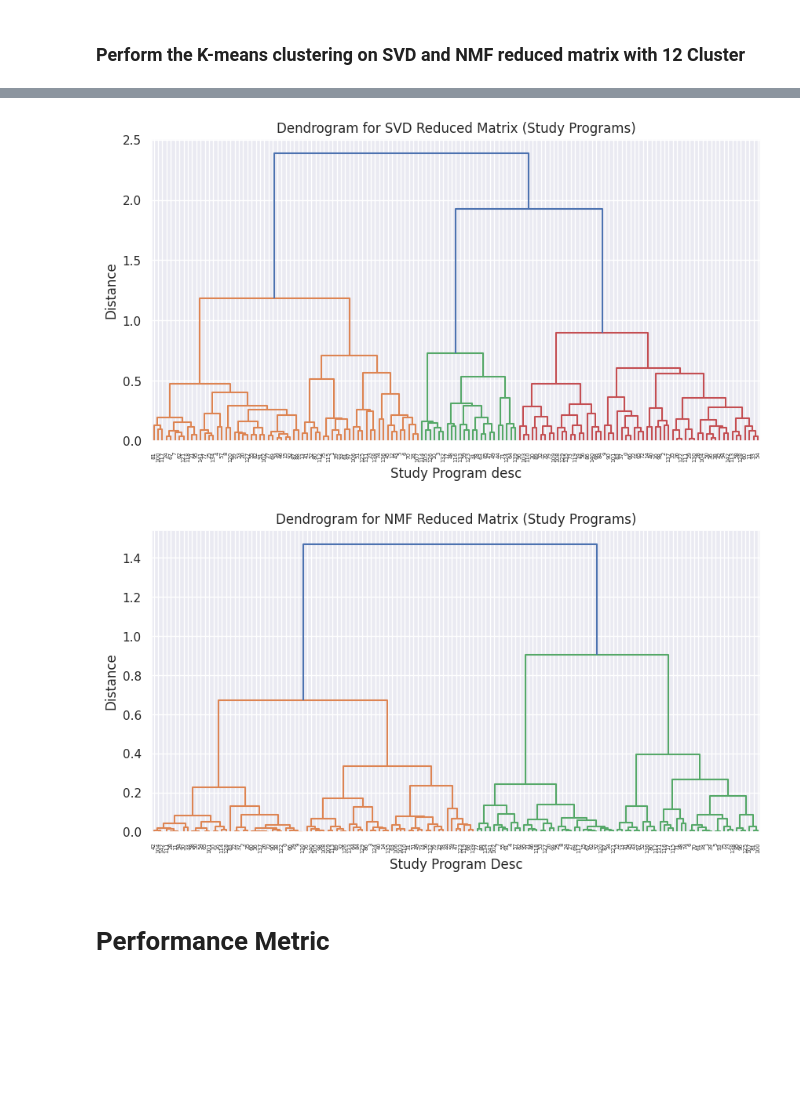
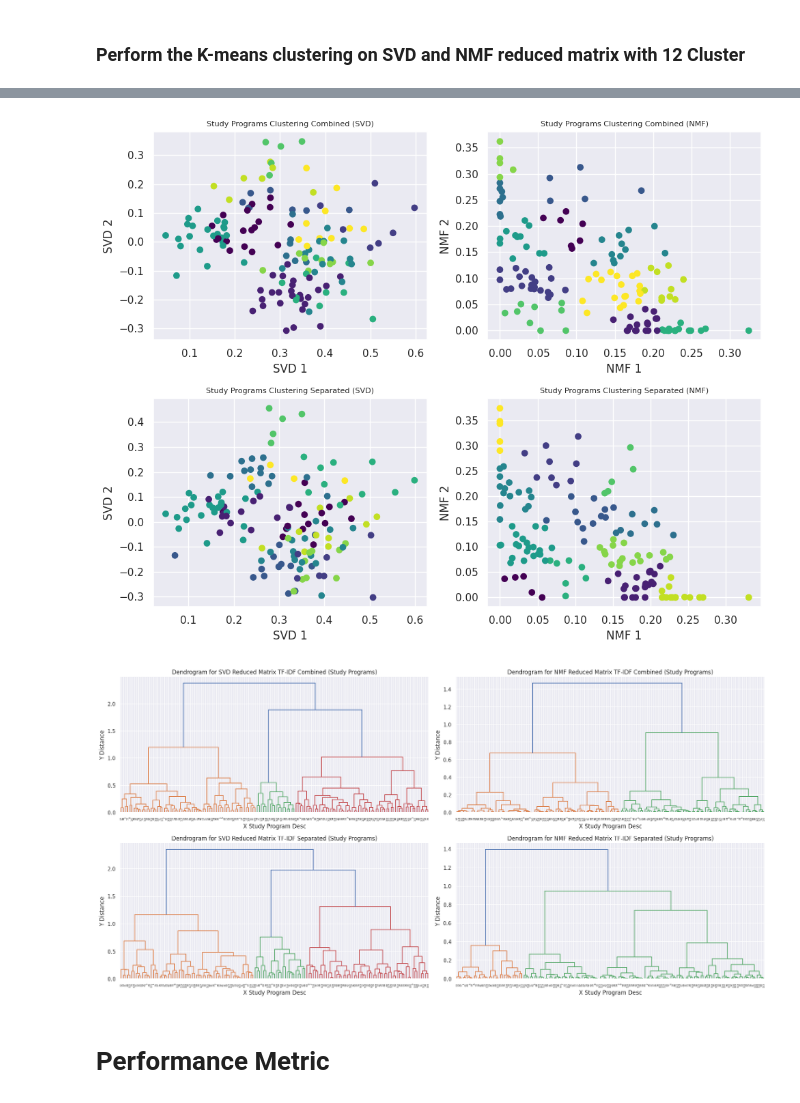
Before and after one commit to enzeeeh/ds-project, a Jupyter notebook: ds-lab1/Text_Mining_Analysis_DS_LAB1_Topic.ipynb, the cells around one changed output, grey strips where cells are left out. Saved outputs shown, nothing was run; the diff lists cells and outputs as text; code cells hidden in the pictures; blank space fills up the shorter version.

```diff
--- a/ds-lab1/Text_Mining_Analysis_DS_LAB1_Topic.ipynb
+++ b/ds-lab1/Text_Mining_Analysis_DS_LAB1_Topic.ipynb
@@ -787,3 +894,47 @@ fig_nmf.show()
+# %%
+class ClusteringPlotMatplotlib:
+    def __init__(self, data, titles, xlabels, ylabels, clusters, cmaps, markers):
+        self.data = data
+        self.titles = titles
+        self.xlabels = xlabels
+        self.ylabels = ylabels
+        self.clusters = clusters
+        self.cmaps = cmaps
+        self.markers = markers
+
+    def plot(self):
+        fig, axes = plt.subplots(2, 2, figsize=(10, 8))
+        axes = axes.flatten()  # Flatten the 2x2 array of axes for easy iteration
+
+        for i, ax in enumerate(axes):
+            ax.scatter(self.data[i][:, 0], self.data[i][:, 1], c=self.clusters[i], cmap=self.cmaps[i], marker=self.markers[i])
+            ax.set_title(self.titles[i], fontsize=8)
+            ax.set_xlabel(self.xlabels[i])
+            ax.set_ylabel(self.ylabels[i])
+
+        plt.tight_layout()
+        plt.show()
+# %%
+# Data for combined clustering
+data_combined = [programs_matrix_svd, programs_matrix_nmf, program_matrix_svd_separated, program_matrix_nmf_separated]
+titles_combined = [
+    'Study Programs Clustering Combined (SVD)',
+    'Study Programs Clustering Combined (NMF)',
+    'Study Programs Clustering Separated (SVD)',
+    'Study Programs Clustering Separated (NMF)'
+]
+xlabels_combined = ['SVD 1', 'NMF 1', 'SVD 1', 'NMF 1']
+ylabels_combined = ['SVD 2', 'NMF 2', 'SVD 2', 'NMF 2']
+clusters_combined = [clusters_svd, clusters_nmf, clusters_svd_separated, clusters_nmf_separated]
+cmaps_combined = ['viridis', 'viridis', 'viridis', 'viridis']
+markers_combined = ['o', 'o', 'o', 'o']
+# %%
+clustering_plot_matplotlib = ClusteringPlotMatplotlib(
+    data_combined, titles_combined, xlabels_combined, ylabels_combined, clusters_combined, cmaps_combined, markers_combined
+)
+clustering_plot_matplotlib.plot()
+# %% [output]
+[figure, added]
 # %%
 # Building a dendogram to decide on the number of clusters
 import scipy.cluster.hierarchy as shc
@@ -808,21 +956,0 @@ def plot_dendrogram(linkage_matrix, title, xlabel, ylabel, axhline_y=None):
-# %%
-# Dendrogram for SVD reduced matrix of study programs
-plot_dendrogram(
-    linkage_matrix_svd_programs,
-    title='Dendrogram for SVD Reduced Matrix (Study Programs)',
-    xlabel='Study Program desc',
-    ylabel='Distance',
-    axhline_y=3.8
-)
-
-# Dendrogram for NMF reduced matrix of study programs
-plot_dendrogram(
-    linkage_matrix_nmf_programs,
-    title='Dendrogram for NMF Reduced Matrix (Study Programs)',
-    xlabel='Study Program Desc',
-    ylabel='Distance',
-    axhline_y=3.8
-)
-# %% [output]
-[figure, removed]
-[figure, removed]
@@ -829,3 +972,13 @@ plot_dendrogram(
+# %%
+linkage_matrices = [linkage_matrix_svd_programs, linkage_matrix_nmf_programs, linkage_matrix__svd_programs_separated, linkage_matrix_nmf_programs_separated]
+titles = ['Dendrogram for SVD Reduced Matrix TF-IDF Combined (Study Programs)', 'Dendrogram for NMF Reduced Matrix TF-IDF Combined (Study Programs)', 'Dendrogram for SVD Reduced Matrix TF-IDF Separated (Study Programs)', 'Dendrogram for NMF Reduced Matrix TF-IDF Separated (Study Programs)']
+xlabels = ['X Study Program Desc', 'X Study Program Desc', 'X Study Program Desc', 'X Study Program Desc']
+ylabels = ['Y Distance', 'Y Distance', 'Y Distance', 'Y Distance']
+axhline_ys = [10, 15, 20, 25]  # Example y-values for horizontal lines
+
+plot_dendrograms(linkage_matrices, titles, xlabels, ylabels, axhline_ys)
+# %% [output]
+[figure, added]
 # %% [markdown]
 # Performance Metric
 # %%
```
Also changed, not shown: parts of 30 cells of this notebook.
